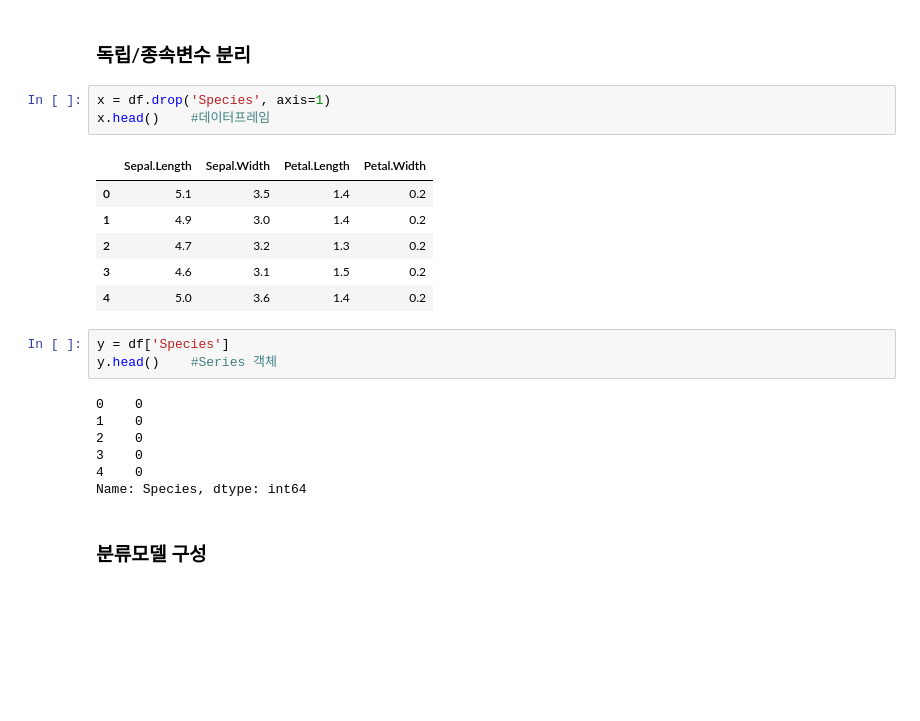
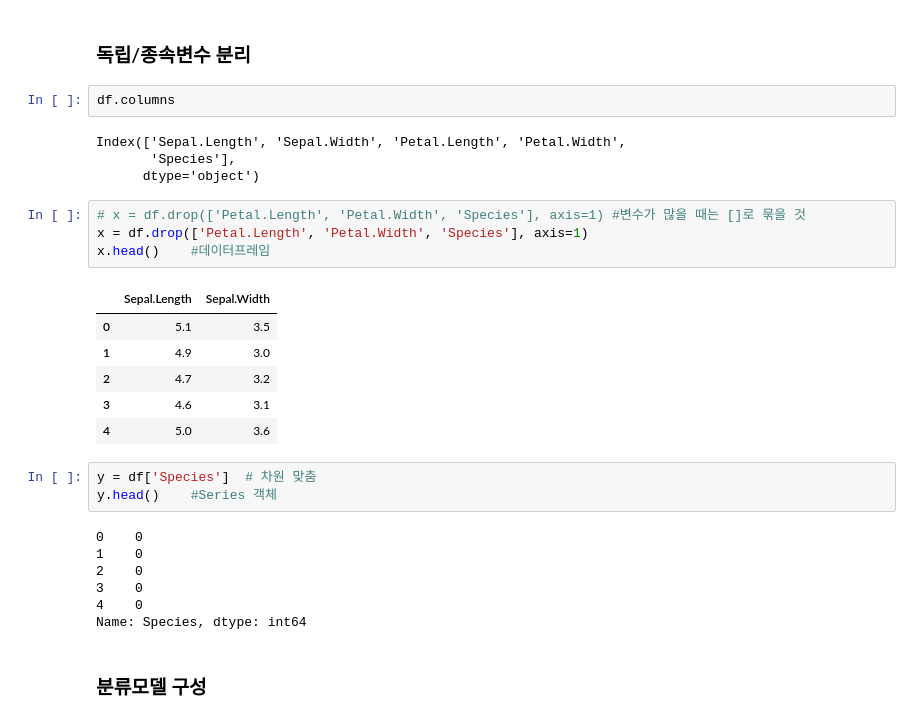
Before and after one commit to jaekim3220/jupyter, a Jupyter notebook: F. 데이터 마이닝/02. Sklearn/연습문제/연습문제2.ipynb, the cells around one changed output. Cells and saved outputs as stored; diff of their text form; blank space fills up the shorter version.

```diff
--- a/F. 데이터 마이닝/02. Sklearn/연습문제/연습문제2.ipynb
+++ b/F. 데이터 마이닝/02. Sklearn/연습문제/연습문제2.ipynb
@@ -99,18 +99,25 @@ df
 150 rows × 5 columns
 # %% [markdown]
 ### 독립/종속변수 분리
-# %%
-x = df.drop('Species', axis=1)
-x.head()    #데이터프레임
-# %% [output]
-|  | Sepal.Length | Sepal.Width | Petal.Length | Petal.Width |
-| 0 | 5.1 | 3.5 | 1.4 | 0.2 |
-| 1 | 4.9 | 3.0 | 1.4 | 0.2 |
-| 2 | 4.7 | 3.2 | 1.3 | 0.2 |
-| 3 | 4.6 | 3.1 | 1.5 | 0.2 |
-| 4 | 5.0 | 3.6 | 1.4 | 0.2 |
+# %%
+df.columns
+# %% [output]
+Index(['Sepal.Length', 'Sepal.Width', 'Petal.Length', 'Petal.Width',
+       'Species'],
+      dtype='object')
+# %%
+# x = df.drop(['Petal.Length', 'Petal.Width', 'Species'], axis=1) #변수가 많을 때는 []로 묶을 것
+x = df.drop(['Petal.Length', 'Petal.Width', 'Species'], axis=1)
+x.head()    #데이터프레임
+# %% [output]
+|  | Sepal.Length | Sepal.Width |
+| 0 | 5.1 | 3.5 |
+| 1 | 4.9 | 3.0 |
+| 2 | 4.7 | 3.2 |
+| 3 | 4.6 | 3.1 |
+| 4 | 5.0 | 3.6 |
 # %%
-y = df['Species']
+y = df['Species']  # 차원 맞춤
 y.head()    #Series 객체
 # %% [output]
 0    0
```
Also changed, not shown: parts of 10 cells of this notebook, 1 other file.
